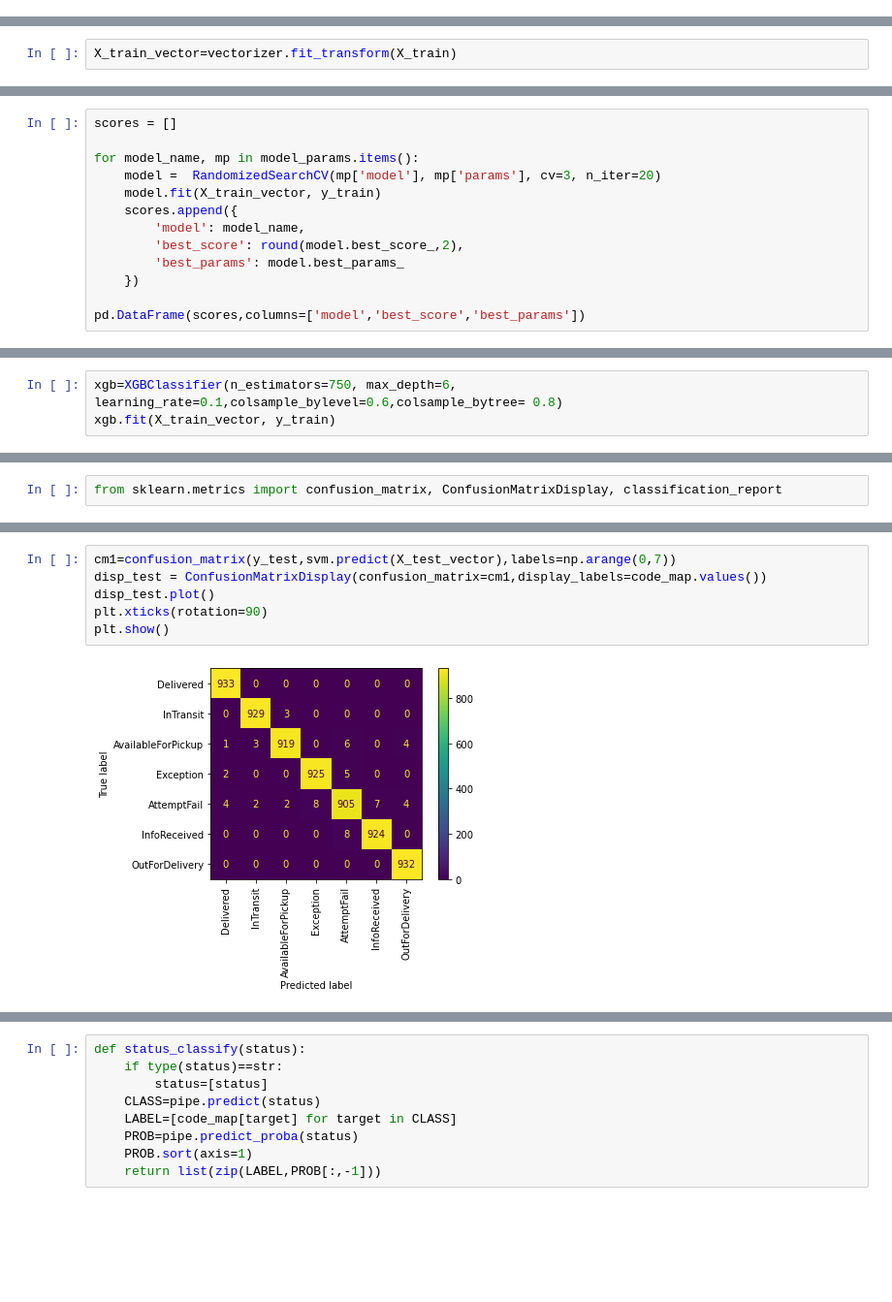
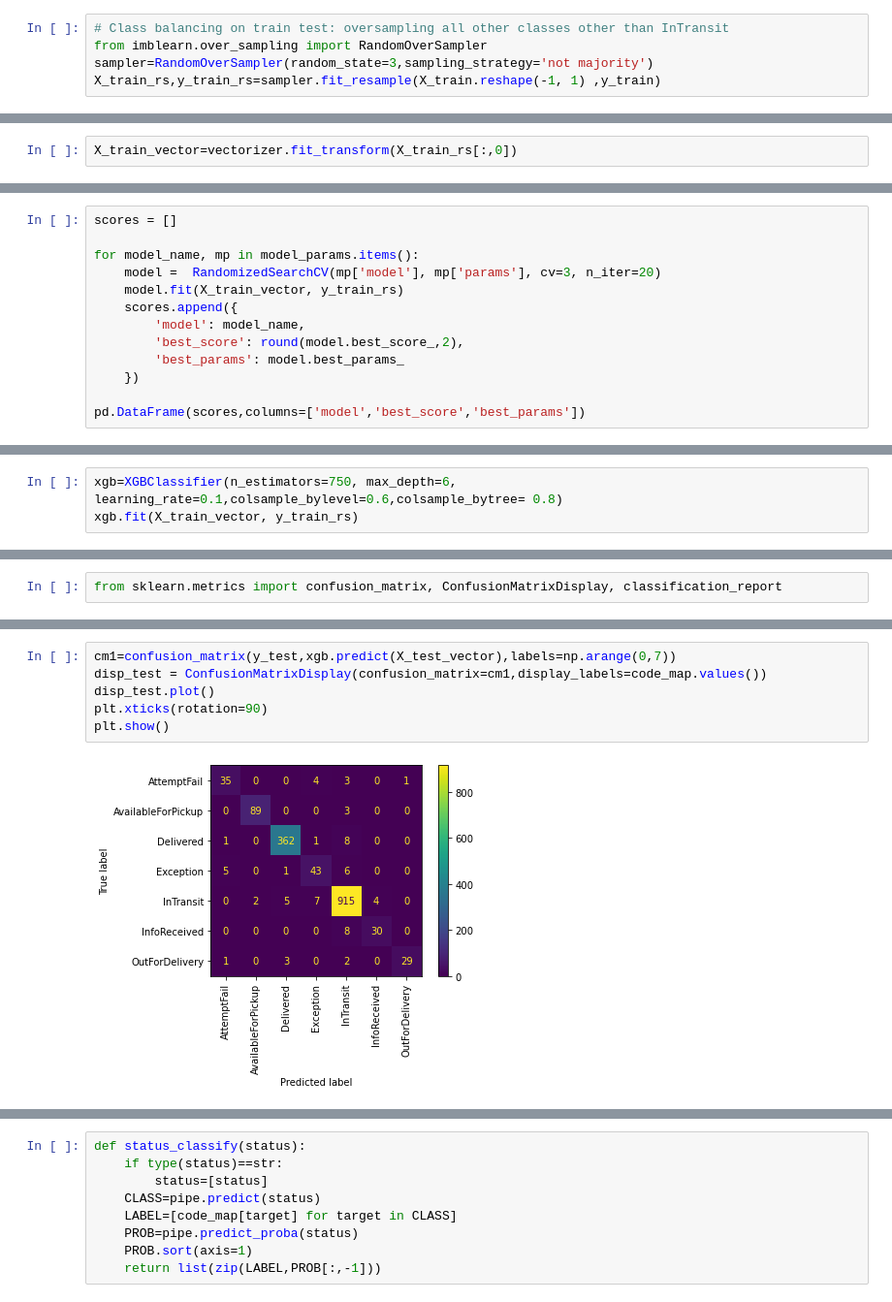
Before and after one commit to leftpaulx/Shipping-Status-Classifier, a Jupyter notebook: shipping_status_classifier.ipynb, the cells around one changed output, grey strips where cells are left out. Shown at 97% size. Saved outputs shown, nothing was run; the diff lists cells and outputs as text; blank space fills up the shorter version.

```diff
--- a/shipping_status_classifier.ipynb
+++ b/shipping_status_classifier.ipynb
@@ -234,2 +223,7 @@ y=df.tag_code.values
 from sklearn.model_selection import train_test_split
 X_train,X_test,y_train,y_test=train_test_split(X,y,test_size=0.2,stratify=y,random_state=3)
+# %%
+# Class balancing on train test: oversampling all other classes other than InTransit
+from imblearn.over_sampling import RandomOverSampler
+sampler=RandomOverSampler(random_state=3,sampling_strategy='not majority')
+X_train_rs,y_train_rs=sampler.fit_resample(X_train.reshape(-1, 1) ,y_train)
@@ -238,7 +239,7 @@ X_train,X_test,y_train,y_test=train_test_split(X,y,test_size=0.2,stratify=y,rand
 from sklearn.feature_extraction.text import CountVectorizer
 vectorizer=CountVectorizer(tokenizer=cust_lemmatizer,ngram_range=(1,2),min_df=3)
 # %%
-X_train_vector=vectorizer.fit_transform(X_train)
+X_train_vector=vectorizer.fit_transform(X_train_rs[:,0])
 # %%
 X_test_vector=vectorizer.transform(X_test)
 # %%
@@ -295,7 +296,7 @@ scores = []
 
 for model_name, mp in model_params.items():
     model =  RandomizedSearchCV(mp['model'], mp['params'], cv=3, n_iter=20)
-    model.fit(X_train_vector, y_train)
+    model.fit(X_train_vector, y_train_rs)
     scores.append({
         'model': model_name,
         'best_score': round(model.best_score_,2),
@@ -329,6 +330,6 @@ Please also refer to the documentation for alternative solver options:
 # %%
 xgb=XGBClassifier(n_estimators=750, max_depth=6, learning_rate=0.1,colsample_bylevel=0.6,colsample_bytree= 0.8)
-xgb.fit(X_train_vector, y_train)
+xgb.fit(X_train_vector, y_train_rs)
 # %% [output]
 XGBClassifier(base_score=None, booster=None, callbacks=None,
               colsample_bylevel=0.6, colsample_bynode=None,
@@ -440,11 +441,11 @@ plt.show()
 # %%
-cm1=confusion_matrix(y_test,svm.predict(X_test_vector),labels=np.arange(0,7))
+cm1=confusion_matrix(y_test,xgb.predict(X_test_vector),labels=np.arange(0,7))
 disp_test = ConfusionMatrixDisplay(confusion_matrix=cm1,display_labels=code_map.values())
 disp_test.plot()
 plt.xticks(rotation=90)
 plt.show()
 # %% [output]
-[figure, old version]
+[figure, new version]
 # %%
 ## Print out wrongly classified messages
 dfx=pd.DataFrame(X_test)
```
Also changed, not shown: parts of 25 cells of this notebook.
